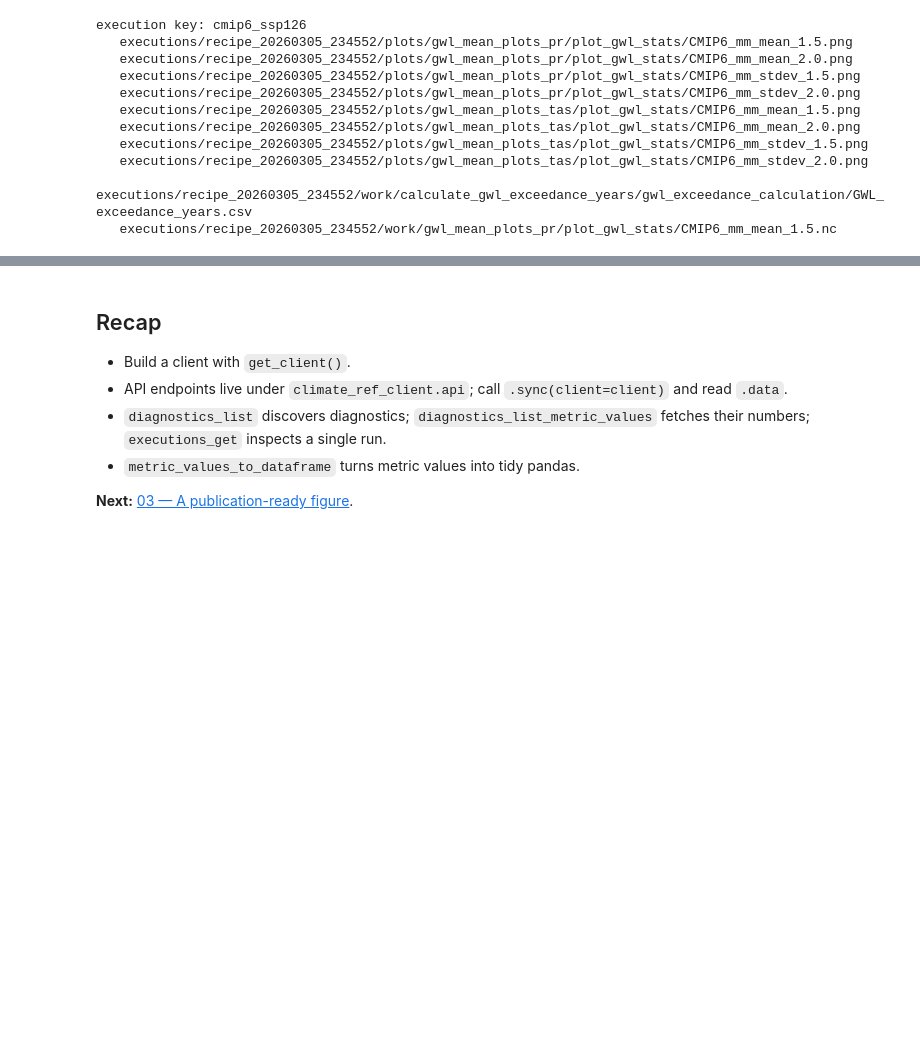
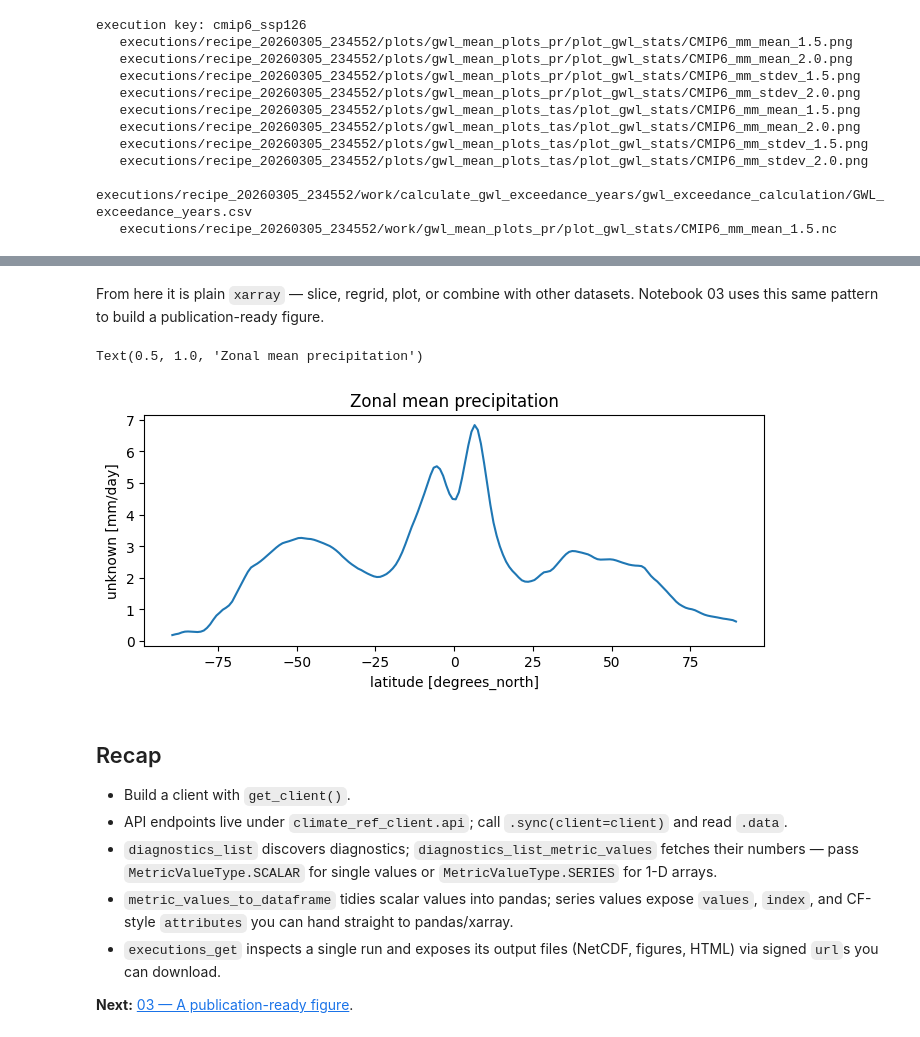
Before and after one commit to Climate-REF/climate-ref-tutorials, a Jupyter notebook: notebooks/02-querying-the-api.ipynb, the cells around one changed output, grey strips where cells are left out. Cells and saved outputs as stored; diff of their text form; code cells hidden in the pictures; blank space fills up the shorter version.

```diff
--- a/notebooks/02-querying-the-api.ipynb
+++ b/notebooks/02-querying-the-api.ipynb
@@ -147,0 +216,19 @@ Each output has a `url`. You can download it with `requests` and open NetCDF fil
+# %%
+import tempfile
+from pathlib import Path
+
+import requests
+import xarray as xr
+
+netcdfs = [o for o in outputs if o.filename.endswith(".nc")]
+nc = netcdfs[0]
+print("downloading", nc.filename)
+
+response = requests.get(nc.url, timeout=60)
+response.raise_for_status()
+
+local = Path(tempfile.gettempdir()) / Path(nc.filename).name
+local.write_bytes(response.content)
+
+ds = xr.open_dataset(local)
+ds
@@ -148,3 +254,18 @@ Each output has a `url`. You can download it with `requests` and open NetCDF fil
+# %% [markdown]
+From here it is plain `xarray` — slice, regrid, plot, or combine with other datasets.
+Notebook 03 uses this same pattern to build a publication-ready figure.
+# %%
+import matplotlib.pyplot as plt
+
+plt.figure(figsize=(8, 3))
+
+# Note: the "unknown" variable in this case is precipitation
+ds.mean("lon")["unknown"].plot()
+
+plt.gca().set_title("Zonal mean precipitation")
+# %% [output]
+Text(0.5, 1.0, 'Zonal mean precipitation')
+[figure, added]
 # %% [markdown]
 ## Recap
 
@@ -152,7 +273,11 @@ Each output has a `url`. You can download it with `requests` and open NetCDF fil
 - API endpoints live under `climate_ref_client.api`; call `.sync(client=client)` and
   read `.data`.
 - `diagnostics_list` discovers diagnostics; `diagnostics_list_metric_values` fetches
-  their numbers; `executions_get` inspects a single run.
-- `metric_values_to_dataframe` turns metric values into tidy pandas.
+  their numbers — pass `MetricValueType.SCALAR` for single values or
+  `MetricValueType.SERIES` for 1-D arrays.
+- `metric_values_to_dataframe` tidies scalar values into pandas; series values expose
+  `values`, `index`, and CF-style `attributes` you can hand straight to pandas/xarray.
+- `executions_get` inspects a single run and exposes its output files (NetCDF, figures,
+  HTML) via signed `url`s you can download.
 
 **Next:** [03 — A publication-ready figure](03-publication-figure.ipynb).
```
Also changed, not shown: parts of 10 cells of this notebook.
